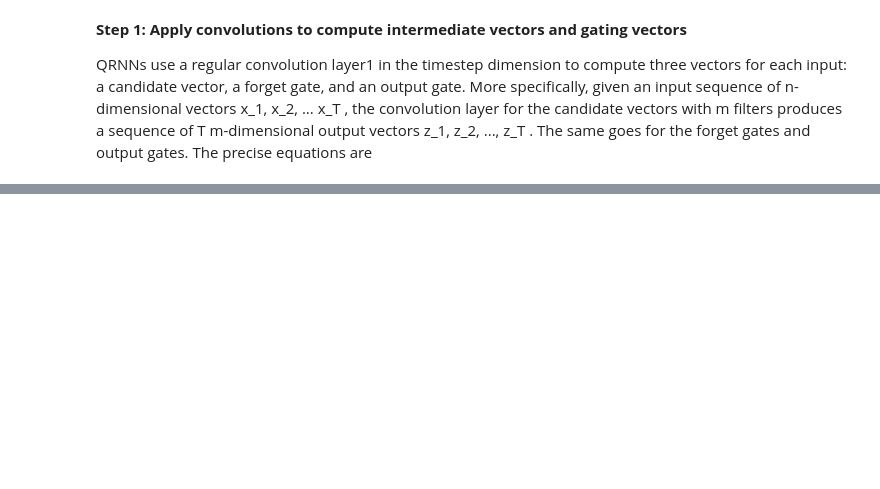
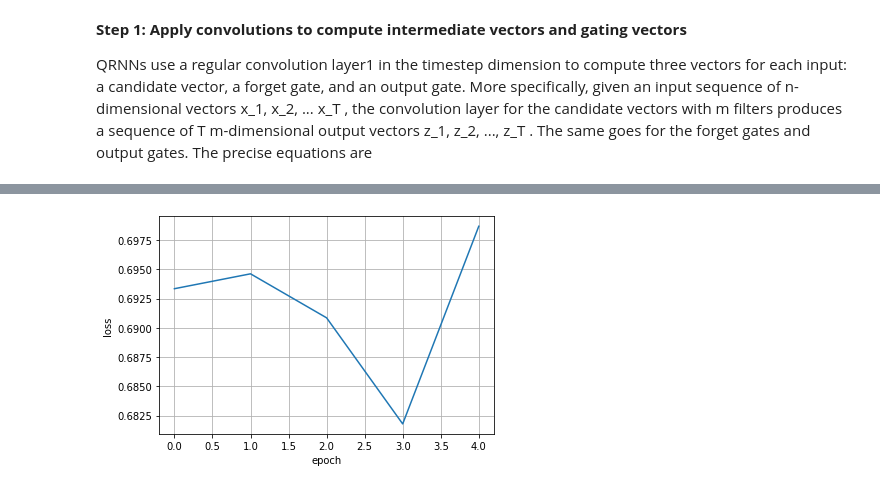
Before and after one commit to FaridRasulov/QRNN, a Jupyter notebook: QRNN_TF_2x_V2.ipynb, the cells around one changed output, grey strips where cells are left out. Cells and saved outputs as stored; diff of their text form; code cells hidden in the pictures; blank space fills up the shorter version.

```diff
--- a/QRNN_TF_2x_V2.ipynb
+++ b/QRNN_TF_2x_V2.ipynb
@@ -254,17 +212,0 @@ def get_datasets(batch_size=100, num_words=1000, seq_len=100):
-# %%
-tr_loss = []
-tr_acc = []
-vl_loss = []
-vl_acc = []
-with tf.Session() as sess:
-    epoch = model.epoch.eval()
-    for i in range(epoch, NUM_EPOCHS):
-        train_loss, train_acc = run(model, sess, trainset, train=True)
-        tr_acc.append(train_acc)
-        tr_loss.append(train_loss)
-        val_loss, val_acc = run(model, sess, valset)
-        vl_acc.append(val_acc)
-        vl_loss.append(val_loss)
-        print('epoch: ', i, 'train loss: ', train_loss, 'train acc: ', train_acc, 'val loss: ', val_loss, 'val acc: ', val_acc)
-        sess.run(tf.assign(model.epoch, i+1))
-    saver.save(sess, 'checkpoints',write_state=True)
@@ -279,15 +212,0 @@ Type is unsupported, or the types of the items don't match field type in Collect
-# %%
-with tf.Session() as sess:
-    sess.run(tf.global_variables_initializer())
-    saver.restore(sess, tf.train.get_checkpoint_state('').model_checkpoint_path)
-    epoch = model.epoch.eval()
-    for i in range(NUM_EPOCHS, NUM_EPOCHS):
-        train_loss, train_acc = run(model, sess, trainset, train=True)
-        tr_acc.append(train_acc)
-        tr_loss.append(train_loss)
-        val_loss, val_acc = run(model, sess, valset)
-        vl_acc.append(val_acc)
-        vl_loss.append(val_loss)
-        print('epoch: ', i, 'train loss: ', train_loss, 'train acc: ', train_acc, 'val loss: ', val_loss, 'val acc: ', val_acc)
-        sess.run(tf.assign(model.epoch, i+1))
-    saver.save(sess, 'checkpoints',write_state=True)
@@ -330,0 +213,10 @@ test loss:  0.55588800907135 test acc:  0.7230400323867798
+# %%
+import matplotlib.pyplot as plt
+loss = [loss_history[i] for i in range(len(loss_history))]
+plt.plot(loss)
+plt.ylabel('loss')
+plt.xlabel('epoch')
+plt.grid()
+plt.show()
+# %% [output]
+[figure, added]
```
Also changed, not shown: parts of 17 cells of this notebook.
